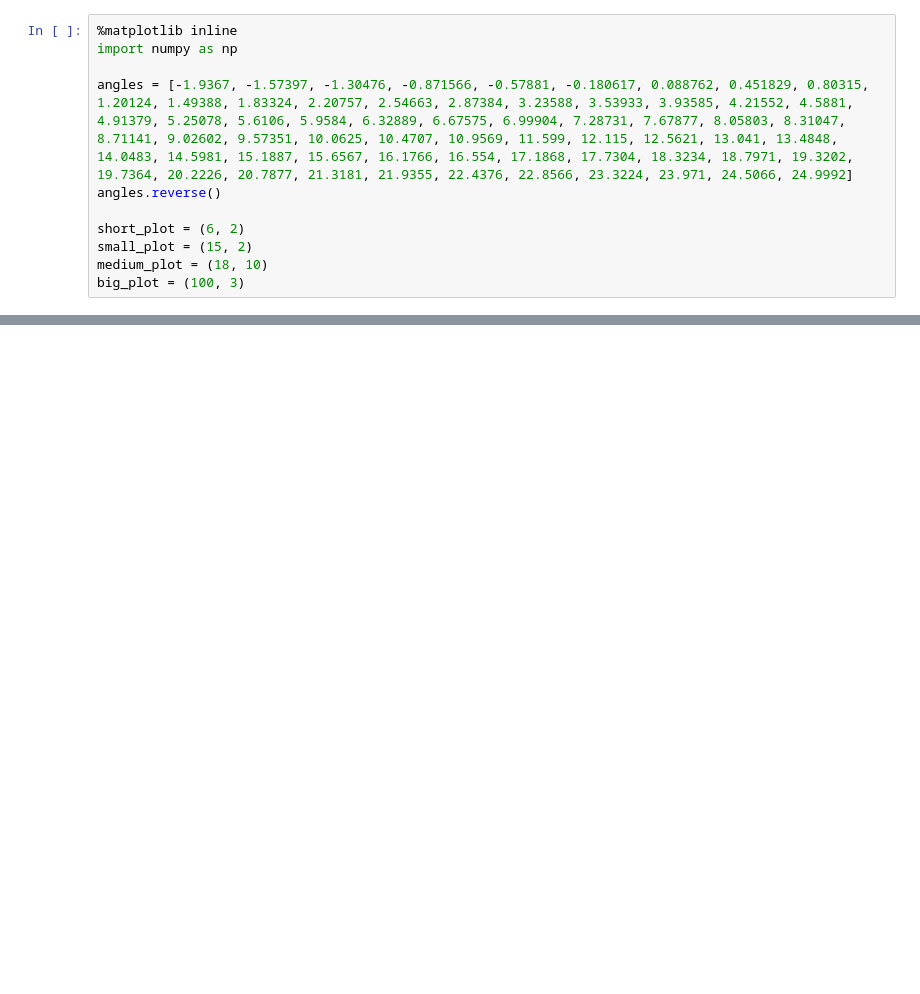
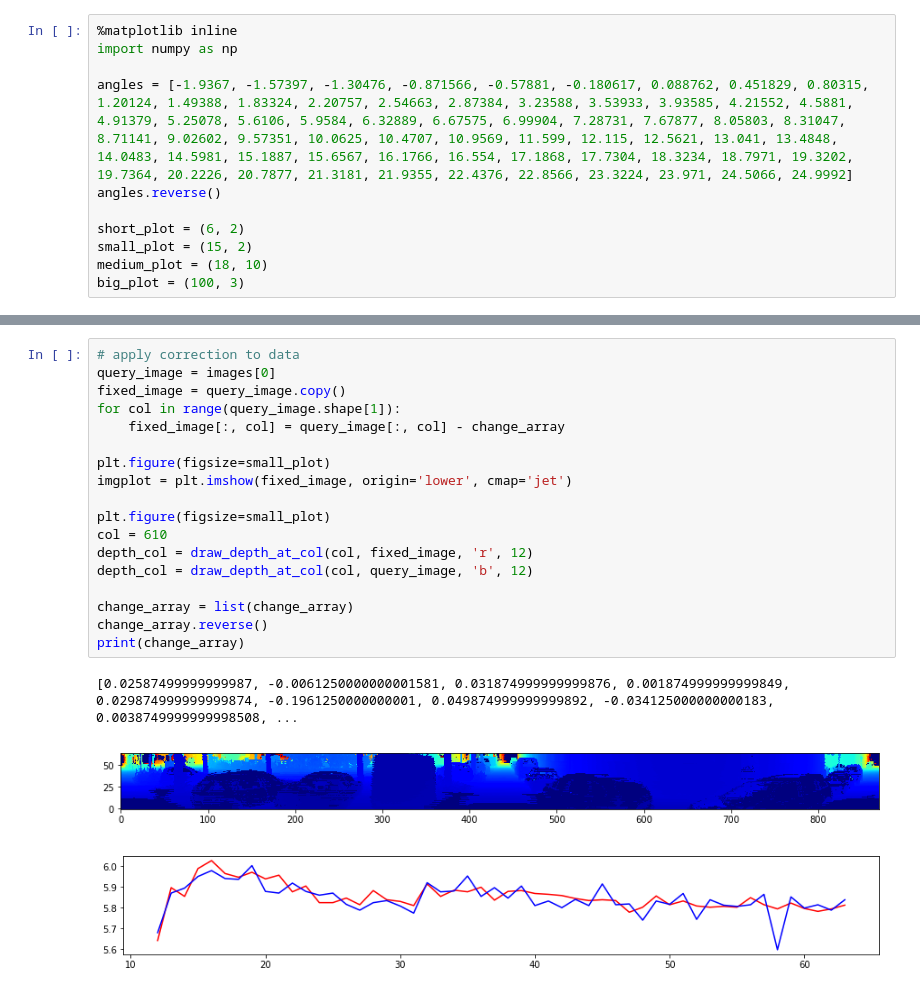
Before and after one commit to PRBonn/depth_clustering, a Jupyter notebook: notebooks/depth_fix.ipynb, the cells around one changed output, grey strips where cells are left out. Cells and saved outputs as stored; diff of their text form; blank space fills up the shorter version.

```diff
--- a/notebooks/depth_fix.ipynb
+++ b/notebooks/depth_fix.ipynb
@@ -78,0 +80,22 @@ We need to apply this to data:
+# %%
+# apply correction to data
+query_image = images[0]
+fixed_image = query_image.copy()
+for col in range(query_image.shape[1]):
+    fixed_image[:, col] = query_image[:, col] - change_array
+
+plt.figure(figsize=small_plot)
+imgplot = plt.imshow(fixed_image, origin='lower', cmap='jet')
+
+plt.figure(figsize=small_plot)
+col = 610
+depth_col = draw_depth_at_col(col, fixed_image, 'r', 12)
+depth_col = draw_depth_at_col(col, query_image, 'b', 12)
+
+change_array = list(change_array)
+change_array.reverse()
+print(change_array)
+# %% [output]
+[0.02587499999999987, -0.0061250000000001581, 0.031874999999999876, 0.001874999999999849, 0.029874999999999874, -0.1961250000000001, 0.049874999999999892, -0.034125000000000183, 0.0038749999999998508, ...
+[figure, added]
+[figure, added]
```
Also changed, not shown: parts of 5 cells of this notebook, 2 other files.
